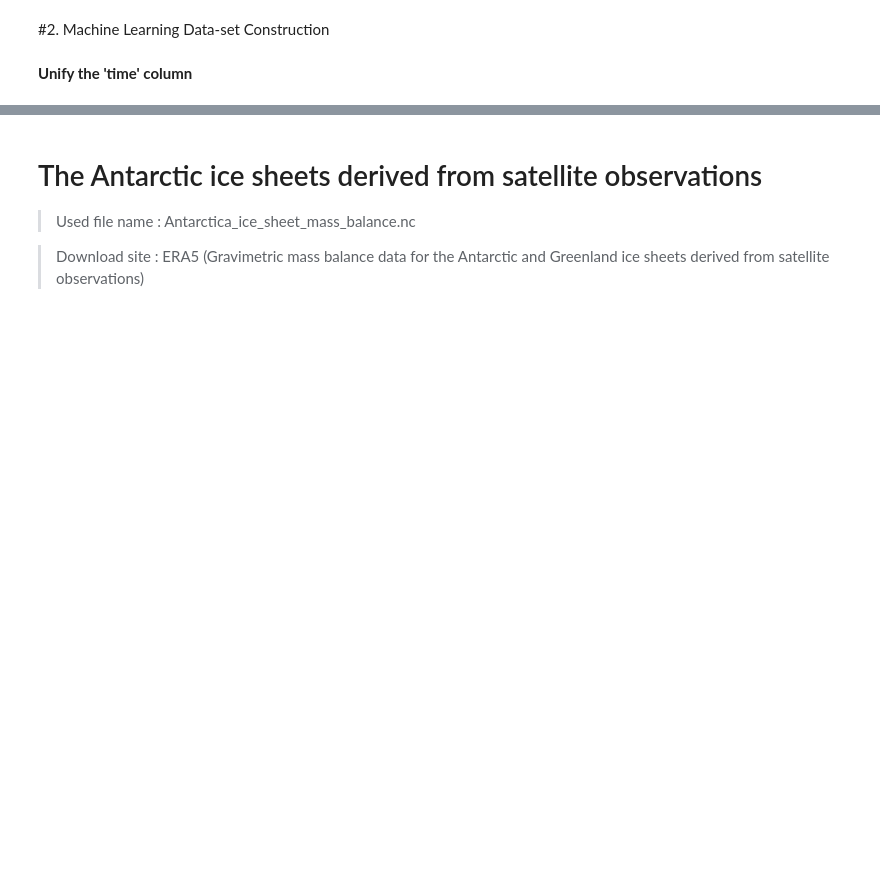
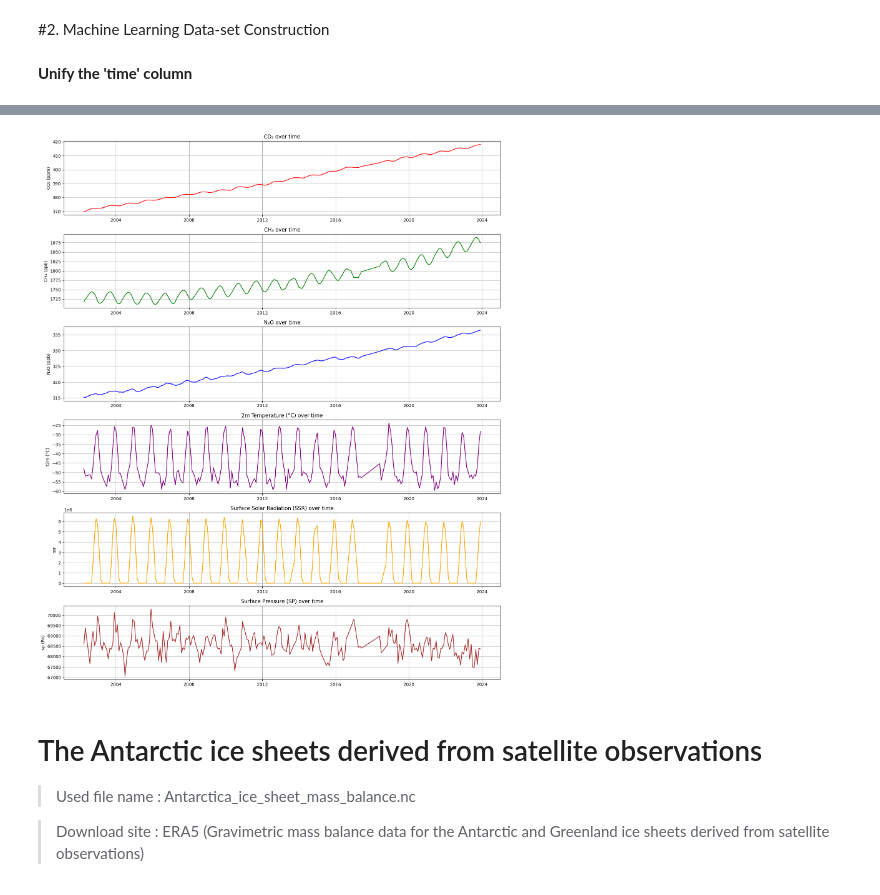
Before and after one commit to KentBerry680/ENGG680_2025_Fall---group-20-assignments, a Jupyter notebook: Final assignment/ENGG_Analysis.ipynb, the cells around one changed output, grey strips where cells are left out. Drawn from its saved outputs; the diff is of its cells as text; code cells hidden in the pictures; blank space fills up the shorter version.

```diff
--- a/Final assignment/ENGG_Analysis.ipynb
+++ b/Final assignment/ENGG_Analysis.ipynb
@@ -376,3 +491,54 @@ list(ds_ice.data_vars)
+# %%
+import matplotlib.pyplot as plt
+
+plt.figure(figsize=(15, 18))
+
+# 1) CO2
+plt.subplot(6, 1, 1)
+plt.plot(df_merged.index, df_merged["co2"], color='red')
+plt.title("CO₂ over time")
+plt.ylabel("CO₂ (ppm)")
+plt.grid(True)
+
+# 2) CH4
+plt.subplot(6, 1, 2)
+plt.plot(df_merged.index, df_merged["ch4"], color='green')
+plt.title("CH₄ over time")
+plt.ylabel("CH₄ (ppb)")
+plt.grid(True)
+
+# 3) N2O
+plt.subplot(6, 1, 3)
+plt.plot(df_merged.index, df_merged["n2o"], color='blue')
+plt.title("N₂O over time")
+plt.ylabel("N₂O (ppb)")
+plt.grid(True)
+
+# 4) t2m
+plt.subplot(6, 1, 4)
+plt.plot(df_merged.index, df_merged["t2m_c"], color='purple')
+plt.title("2m Temperature (°C) over time")
+plt.ylabel("t2m (°C)")
+plt.grid(True)
+
+# 5) ssr (surface solar radiation)
+plt.subplot(6, 1, 5)
+plt.plot(df_merged.index, df_merged["ssr"], color='orange')
+plt.title("Surface Solar Radiation (SSR) over time")
+plt.ylabel("ssr")
+plt.grid(True)
+
+# 6) sp (surface pressure)
+plt.subplot(6, 1, 6)
+plt.plot(df_merged.index, df_merged["sp"], color='brown')
+plt.title("Surface Pressure (SP) over time")
+plt.ylabel("sp (Pa)")
+plt.grid(True)
+
+plt.tight_layout()
+plt.show()
+# %% [output]
+[figure, added]
 # %% [markdown]
 # The Antarctic ice sheets derived from satellite observations
 
```
Also changed, not shown: parts of 13 cells of this notebook.
